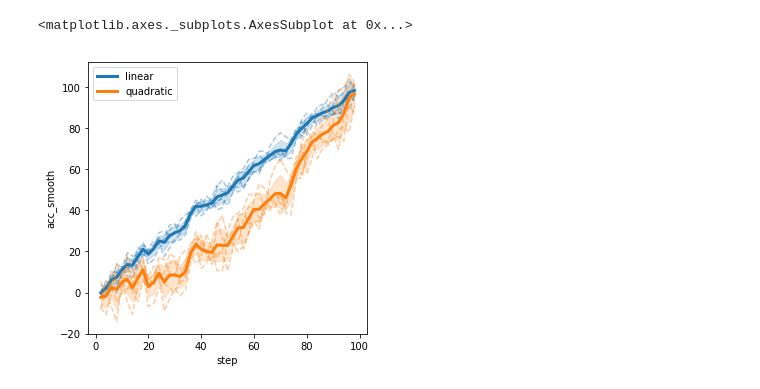
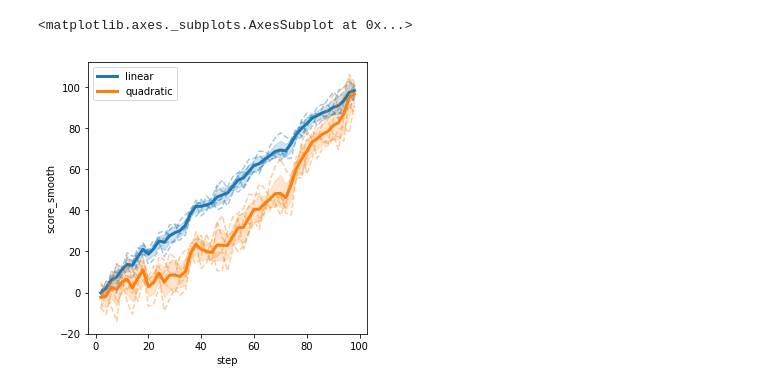
Before and after one commit to vzhong/expman, a Jupyter notebook: plot.ipynb, the cells around one changed output. Drawn from its saved outputs; the diff is of its cells as text; code cells hidden in the pictures.

```diff
--- a/plot.ipynb
+++ b/plot.ipynb
@@ -7,11 +7,11 @@ from expman import Experiment, JSONLogger
 from expman.plotters import LinePlotter
 from matplotlib import pylab as plt
 
-data = Experiment.discover_logs(glob_path='logs/seeded/*', logger=JSONLogger())
+exps_and_logs = Experiment.discover_logs(glob_path='logs/seeded/*', logger=JSONLogger())
 # %%
 plotter = LinePlotter()
 fig, ax = plt.subplots(figsize=(5, 5))
-plotter.plot(data, x='step', y='acc', group='type', xpid='project', read_every=2, smooth_window=2, ax=ax)
+plotter.plot(exps_and_logs, x='step', y='score', group='type', xpid='name', read_every=2, smooth_window=2, ax=ax)
 # %% [output]
 <matplotlib.axes._subplots.AxesSubplot at 0x...>
-[figure, old version]
+[figure, new version]
```
Also changed, not shown: 4 other files.
